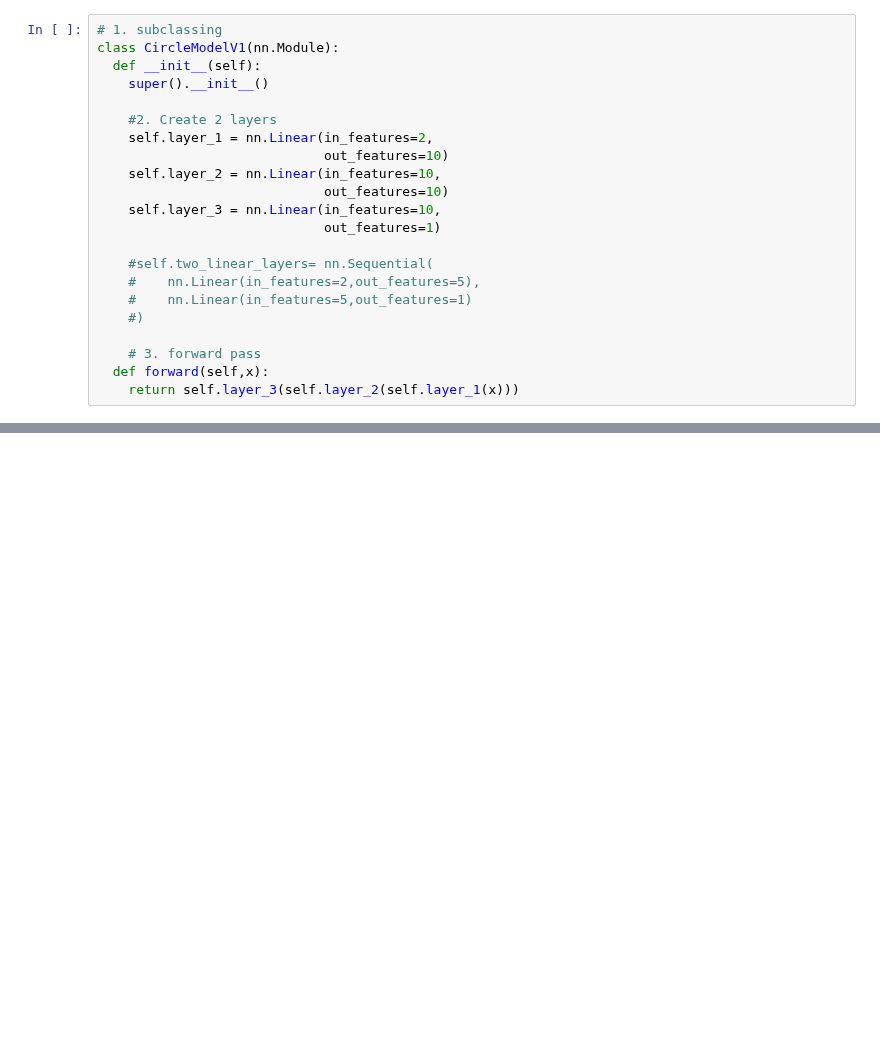
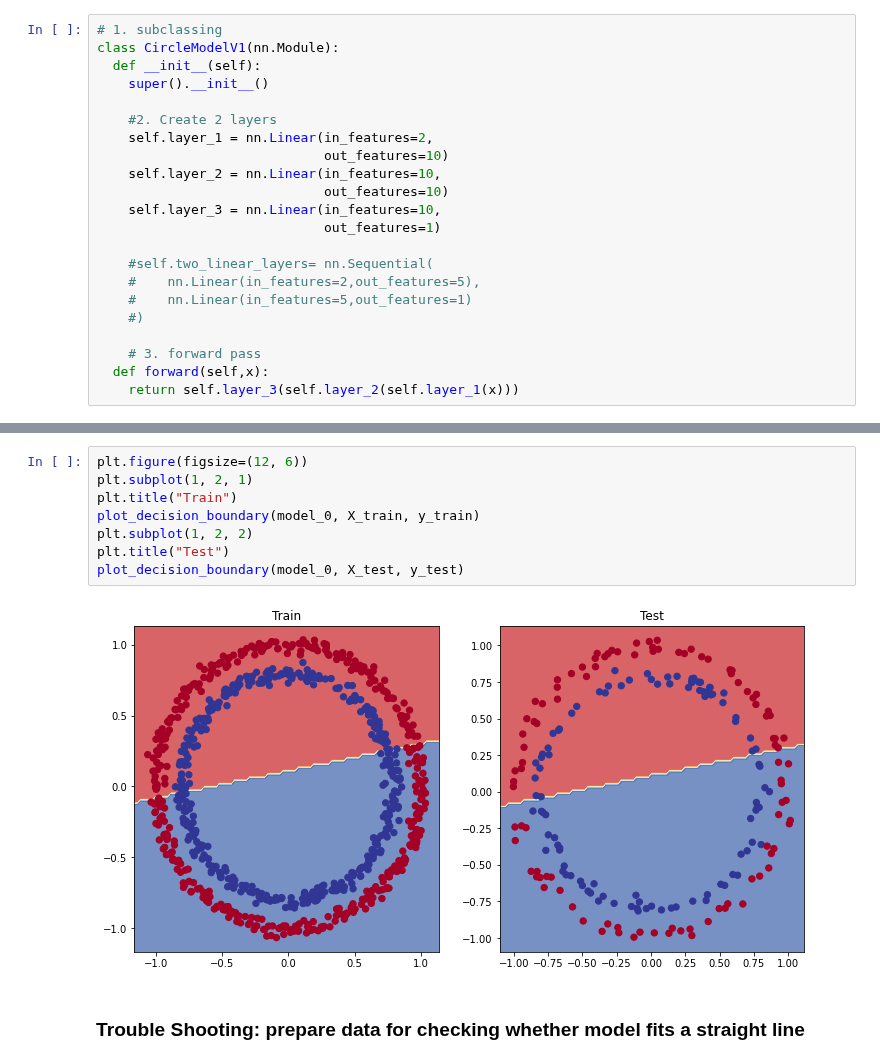
Before and after one commit to kay-squared/PyTorchLearn, a Jupyter notebook: 02_PyTorch_NN_classification_video.ipynb, the cells around one changed output, grey strips where cells are left out. Drawn from its saved outputs; the diff is of its cells as text; blank space fills up the shorter version.

```diff
--- a/02_PyTorch_NN_classification_video.ipynb
+++ b/02_PyTorch_NN_classification_video.ipynb
@@ -451,0 +445,12 @@ Epoch: 990 | Loss: 0.69298, Accuracy: 0.51% | Test loss: 0.69244, Test acc: 0.46
+# %%
+plt.figure(figsize=(12, 6))
+plt.subplot(1, 2, 1)
+plt.title("Train")
+plot_decision_boundary(model_0, X_train, y_train)
+plt.subplot(1, 2, 2)
+plt.title("Test")
+plot_decision_boundary(model_0, X_test, y_test)
+# %% [output]
+[figure, added]
+# %% [markdown]
+### Trouble Shooting: prepare data for checking whether model fits a straight line
```
Also changed, not shown: parts of 13 cells of this notebook.
